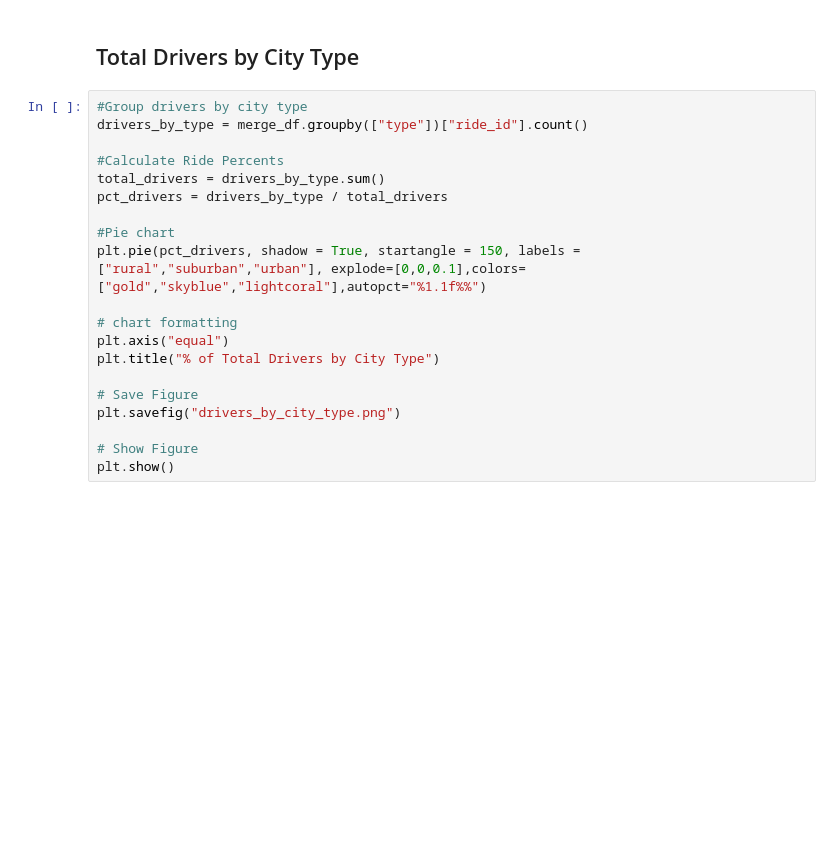
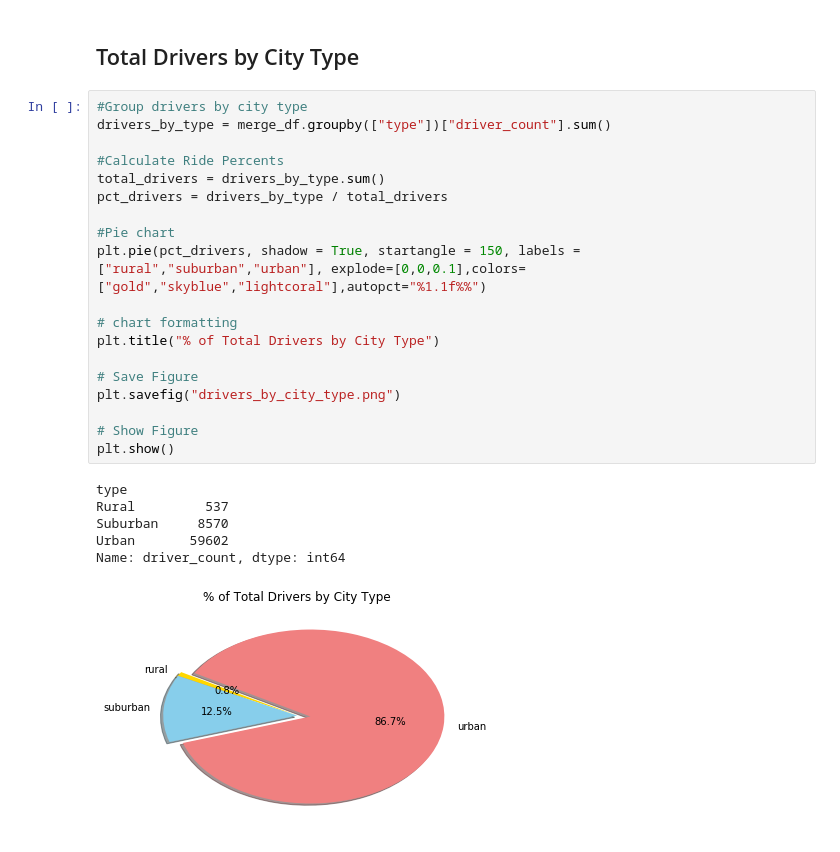
Before and after one commit to kcastlet/UT-Data-Analytics, a Jupyter notebook: RideCompanyAnalysis.ipynb, the cells around one changed output. Cells and saved outputs as stored; diff of their text form; blank space fills up the shorter version.

```diff
--- a/RideCompanyAnalysis.ipynb
+++ b/RideCompanyAnalysis.ipynb
@@ -134,21 +171,27 @@ plt.show()
 ## Total Drivers by City Type
 # %%
 #Group drivers by city type
-drivers_by_type = merge_df.groupby(["type"])["ride_id"].count()
+drivers_by_type = merge_df.groupby(["type"])["driver_count"].sum()
 
 #Calculate Ride Percents
 total_drivers = drivers_by_type.sum()
 pct_drivers = drivers_by_type / total_drivers
 
 #Pie chart
 plt.pie(pct_drivers, shadow = True, startangle = 150, labels = ["rural","suburban","urban"], explode=[0,0,0.1],colors=["gold","skyblue","lightcoral"],autopct="%1.1f%%")
 
 # chart formatting
-plt.axis("equal")
 plt.title("% of Total Drivers by City Type")
 
 # Save Figure
 plt.savefig("drivers_by_city_type.png")
 
 # Show Figure
 plt.show()
+# %% [output]
+type
+Rural         537
+Suburban     8570
+Urban       59602
+Name: driver_count, dtype: int64
+[figure, added]
```
Also changed, not shown: parts of 7 cells of this notebook.
